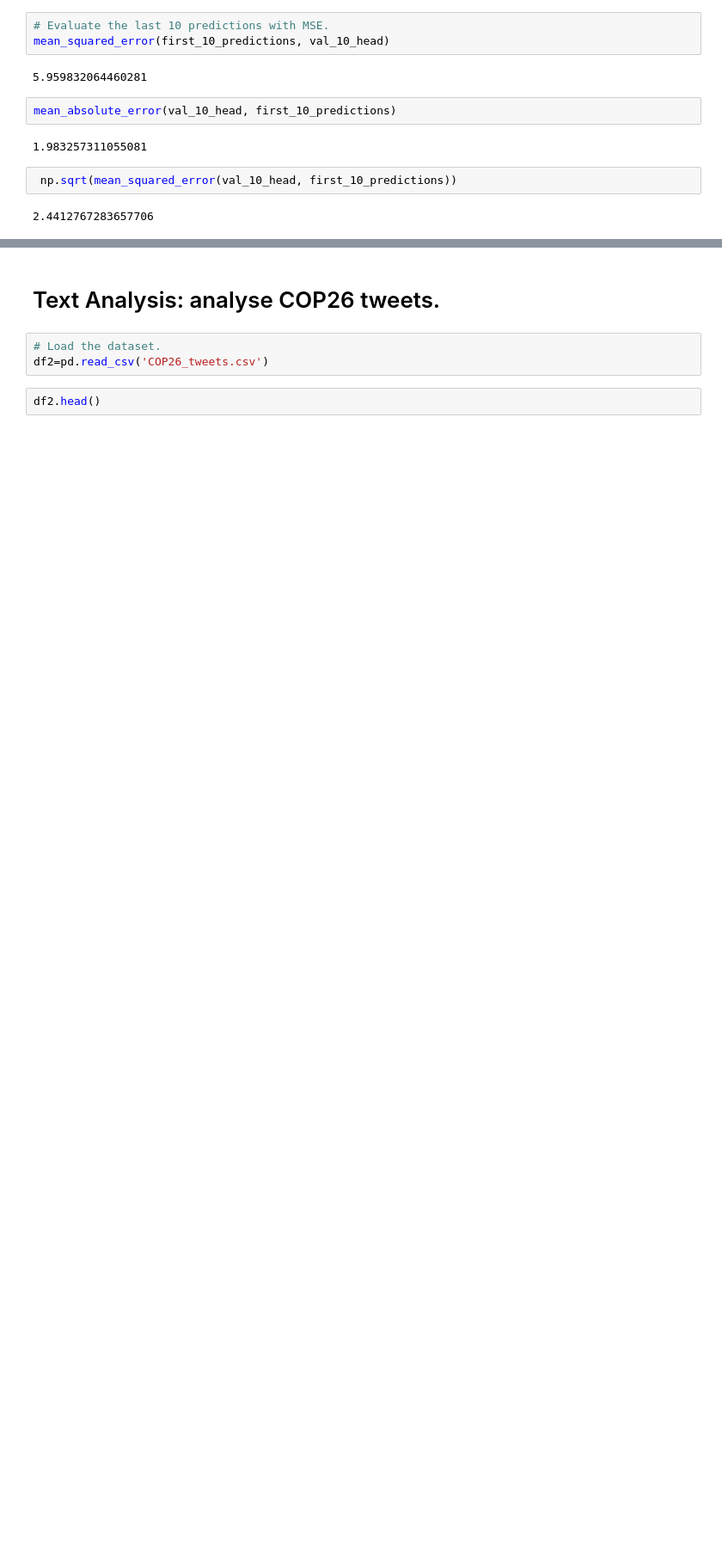
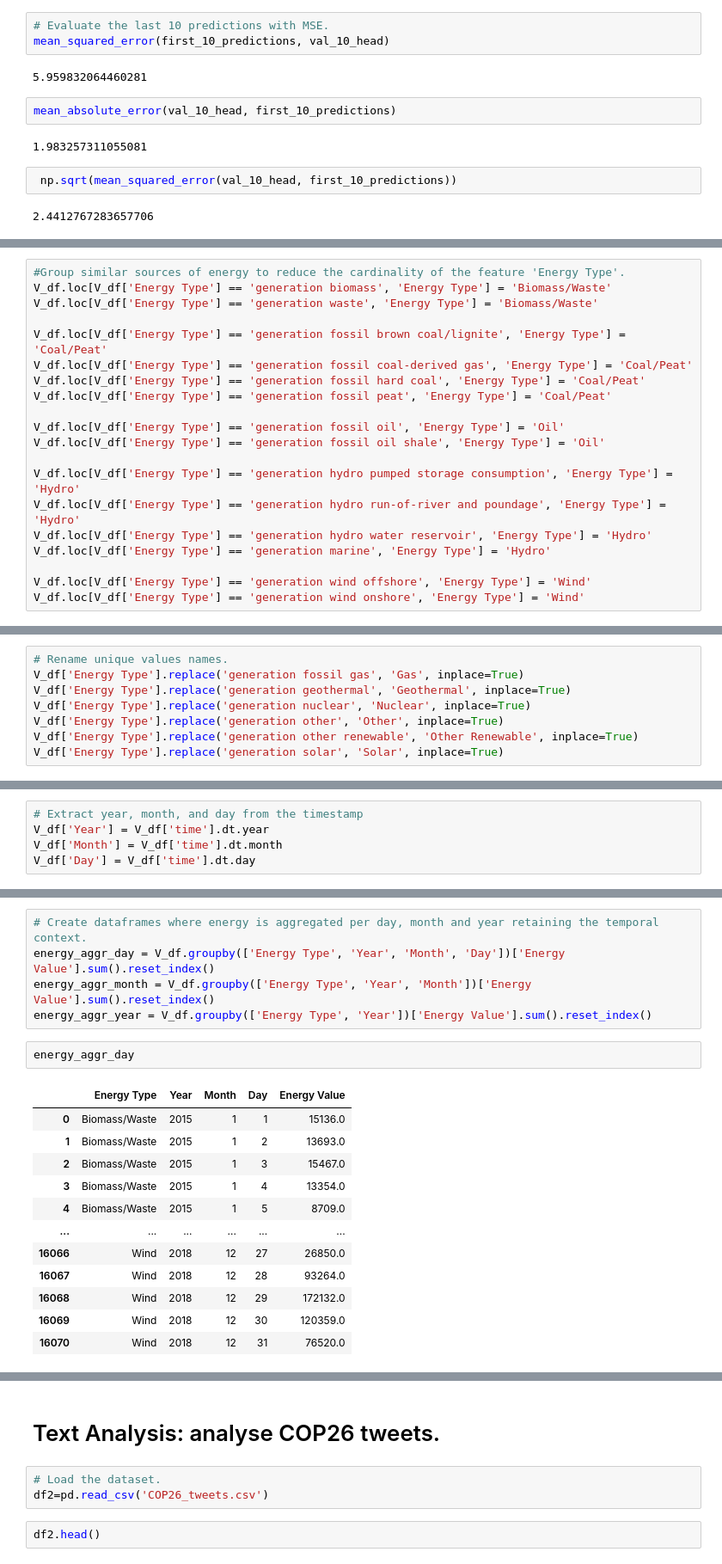
Before and after one commit to Er90Space/IntegratedCA2_ML-DV_CCT, a Jupyter notebook: CA2_ML_Dvis.ipynb, the cells around one changed output, grey strips where cells are left out. Shown at 86% size. Drawn from its saved outputs; the diff is of its cells as text; blank space fills up the shorter version.

```diff
--- a/CA2_ML_Dvis.ipynb
+++ b/CA2_ML_Dvis.ipynb
@@ -638,0 +731,20 @@ mean_absolute_error(val_10_head, first_10_predictions)
+# %%
+#Group similar sources of energy to reduce the cardinality of the feature 'Energy Type'.
+V_df.loc[V_df['Energy Type'] == 'generation biomass', 'Energy Type'] = 'Biomass/Waste'
+V_df.loc[V_df['Energy Type'] == 'generation waste', 'Energy Type'] = 'Biomass/Waste'
+
+V_df.loc[V_df['Energy Type'] == 'generation fossil brown coal/lignite', 'Energy Type'] = 'Coal/Peat'
+V_df.loc[V_df['Energy Type'] == 'generation fossil coal-derived gas', 'Energy Type'] = 'Coal/Peat'
+V_df.loc[V_df['Energy Type'] == 'generation fossil hard coal', 'Energy Type'] = 'Coal/Peat'
+V_df.loc[V_df['Energy Type'] == 'generation fossil peat', 'Energy Type'] = 'Coal/Peat'
+
+V_df.loc[V_df['Energy Type'] == 'generation fossil oil', 'Energy Type'] = 'Oil'
+V_df.loc[V_df['Energy Type'] == 'generation fossil oil shale', 'Energy Type'] = 'Oil'
+
+V_df.loc[V_df['Energy Type'] == 'generation hydro pumped storage consumption', 'Energy Type'] = 'Hydro'
+V_df.loc[V_df['Energy Type'] == 'generation hydro run-of-river and poundage', 'Energy Type'] = 'Hydro'
+V_df.loc[V_df['Energy Type'] == 'generation hydro water reservoir', 'Energy Type'] = 'Hydro'
+V_df.loc[V_df['Energy Type'] == 'generation marine', 'Energy Type'] = 'Hydro'
+
+V_df.loc[V_df['Energy Type'] == 'generation wind offshore', 'Energy Type'] = 'Wind'
+V_df.loc[V_df['Energy Type'] == 'generation wind onshore', 'Energy Type'] = 'Wind'
@@ -638,0 +758,8 @@ mean_absolute_error(val_10_head, first_10_predictions)
+# %%
+# Rename unique values names.
+V_df['Energy Type'].replace('generation fossil gas', 'Gas', inplace=True)
+V_df['Energy Type'].replace('generation geothermal', 'Geothermal', inplace=True)
+V_df['Energy Type'].replace('generation nuclear', 'Nuclear', inplace=True)
+V_df['Energy Type'].replace('generation other', 'Other', inplace=True)
+V_df['Energy Type'].replace('generation other renewable', 'Other Renewable', inplace=True)
+V_df['Energy Type'].replace('generation solar', 'Solar', inplace=True)
@@ -638,0 +788,5 @@ mean_absolute_error(val_10_head, first_10_predictions)
+# %%
+# Extract year, month, and day from the timestamp
+V_df['Year'] = V_df['time'].dt.year
+V_df['Month'] = V_df['time'].dt.month
+V_df['Day'] = V_df['time'].dt.day
@@ -638,0 +802,20 @@ mean_absolute_error(val_10_head, first_10_predictions)
+# %%
+# Create dataframes where energy is aggregated per day, month and year retaining the temporal context.
+energy_aggr_day = V_df.groupby(['Energy Type', 'Year', 'Month', 'Day'])['Energy Value'].sum().reset_index()
+energy_aggr_month = V_df.groupby(['Energy Type', 'Year', 'Month'])['Energy Value'].sum().reset_index()
+energy_aggr_year = V_df.groupby(['Energy Type', 'Year'])['Energy Value'].sum().reset_index()
+# %%
+energy_aggr_day
+# %% [output]
+|  | Energy Type | Year | Month | Day | Energy Value |
+| 0 | Biomass/Waste | 2015 | 1 | 1 | 15136.0 |
+| 1 | Biomass/Waste | 2015 | 1 | 2 | 13693.0 |
+| 2 | Biomass/Waste | 2015 | 1 | 3 | 15467.0 |
+| 3 | Biomass/Waste | 2015 | 1 | 4 | 13354.0 |
+| 4 | Biomass/Waste | 2015 | 1 | 5 | 8709.0 |
+| ... | ... | ... | ... | ... | ... |
+| 16066 | Wind | 2018 | 12 | 27 | 26850.0 |
+| 16067 | Wind | 2018 | 12 | 28 | 93264.0 |
+| 16068 | Wind | 2018 | 12 | 29 | 172132.0 |
+| 16069 | Wind | 2018 | 12 | 30 | 120359.0 |
+| 16070 | Wind | 2018 | 12 | 31 | 76520.0 |
```
Also changed, not shown: parts of 22 cells of this notebook.
